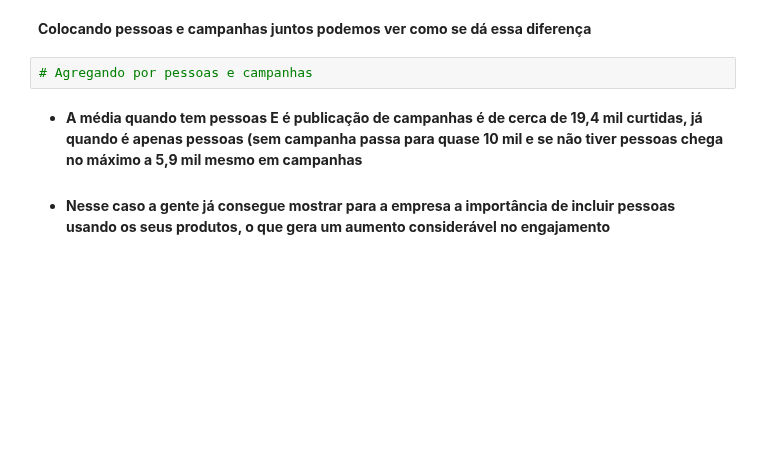
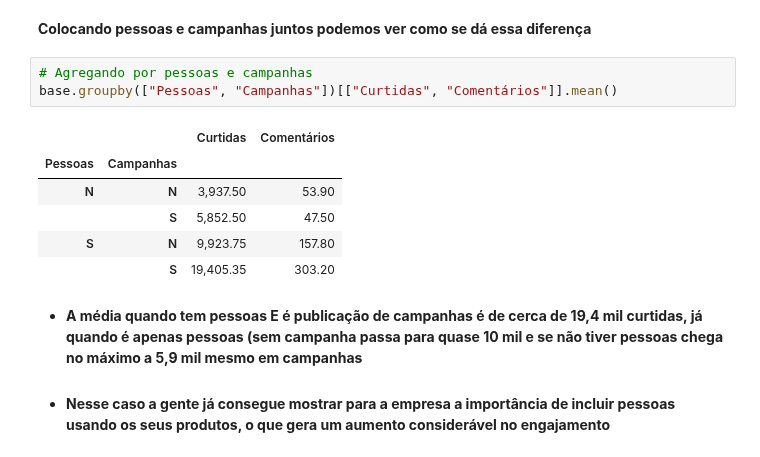
Before and after one commit to jpp000/projeto-analise-de-dados-instagram, a Jupyter notebook: Analisando o engajamento do Instagram - Arquivo Inicial-2.ipynb, the cells around one changed output. Drawn from its saved outputs; the diff is of its cells as text; blank space fills up the shorter version.

```diff
--- a/Analisando o engajamento do Instagram - Arquivo Inicial-2.ipynb
+++ b/Analisando o engajamento do Instagram - Arquivo Inicial-2.ipynb
@@ -298,6 +336,14 @@ base.groupby(["Tipo","Pessoas"])[["Curtidas",'Comentários']].mean()
 **Colocando pessoas e campanhas juntos podemos ver como se dá essa diferença**
 # %%
 # Agregando por pessoas e campanhas
+base.groupby(["Pessoas", "Campanhas"])[["Curtidas", "Comentários"]].mean()
+# %% [output]
+|  |  | Curtidas | Comentários |
+| Pessoas | Campanhas |  |  |
+| N | N | 3,937.50 | 53.90 |
+|  | S | 5,852.50 | 47.50 |
+| S | N | 9,923.75 | 157.80 |
+|  | S | 19,405.35 | 303.20 |
 # %% [markdown]
 - **A média quando tem pessoas E é publicação de campanhas é de cerca de 19,4 mil curtidas, já quando é apenas pessoas (sem campanha passa para quase 10 mil e se não tiver pessoas chega no máximo a 5,9 mil mesmo em campanhas**
 <br><br>
```
Also changed, not shown: parts of 8 cells of this notebook.
